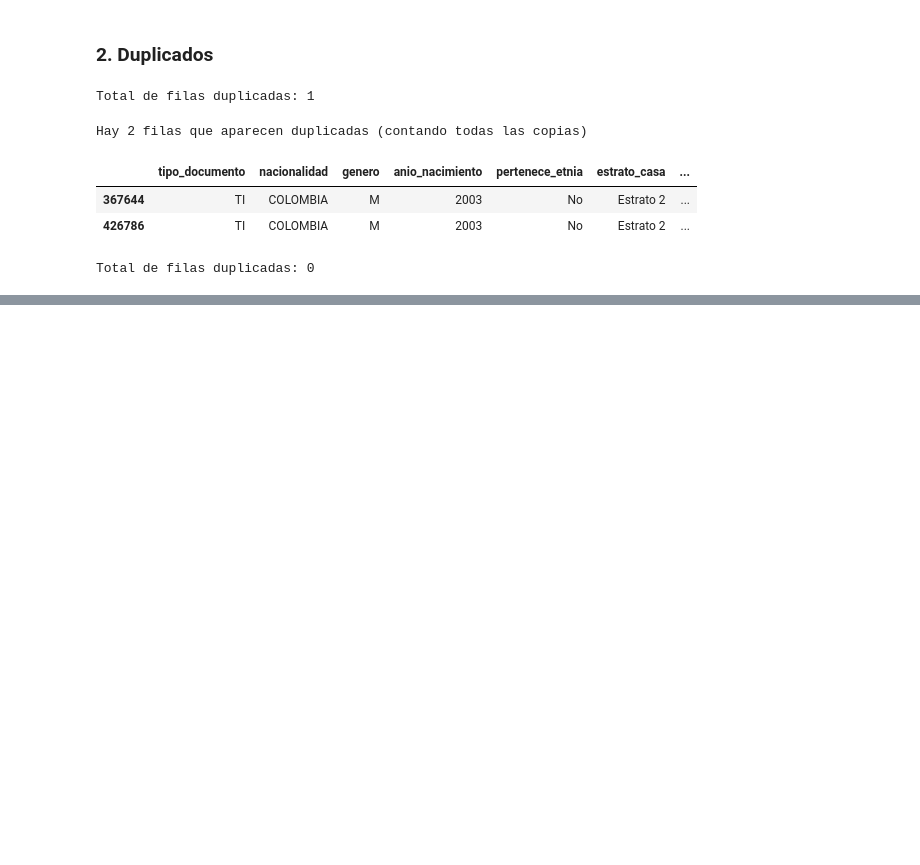
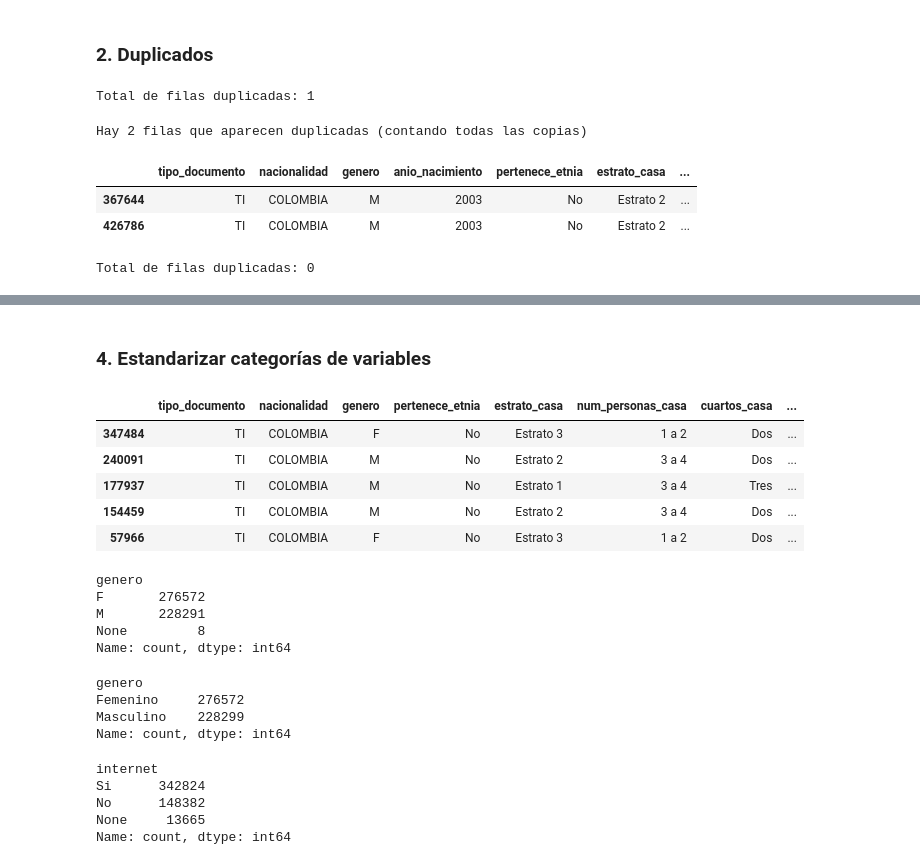
Before and after one commit to JorgeJordyJaimes/icfes-app, a Jupyter notebook: notebooks/2.limpieza-datos.ipynb, the cells around one changed output, grey strips where cells are left out. Cells and saved outputs as stored; diff of their text form; code cells hidden in the pictures; blank space fills up the shorter version.

```diff
--- a/notebooks/2.limpieza-datos.ipynb
+++ b/notebooks/2.limpieza-datos.ipynb
@@ -158,0 +339,42 @@ Total de filas duplicadas: 0
+# %% [markdown]
+### 4. Estandarizar categorías de variables
+# %%
+icfes.sample(5)
+# %% [output]
+|  | tipo_documento | nacionalidad | genero | pertenece_etnia | estrato_casa | num_personas_casa | cuartos_casa | ... |
+| 347484 | TI | COLOMBIA | F | No | Estrato 3 | 1 a 2 | Dos | ... |
+| 240091 | TI | COLOMBIA | M | No | Estrato 2 | 3 a 4 | Dos | ... |
+| 177937 | TI | COLOMBIA | M | No | Estrato 1 | 3 a 4 | Tres | ... |
+| 154459 | TI | COLOMBIA | M | No | Estrato 2 | 3 a 4 | Dos | ... |
+| 57966 | TI | COLOMBIA | F | No | Estrato 3 | 1 a 2 | Dos | ... |
+# %%
+icfes['genero'].value_counts(dropna=False)
+# %% [output]
+genero
+F       276572
+M       228291
+None         8
+Name: count, dtype: int64
+# %%
+icfes['genero'] = icfes['genero'].replace(
+    {
+        'F': 'Femenino',
+        'M': 'Masculino',
+        np.nan: 'Masculino'
+    }
+)
+
+icfes['genero'].value_counts(dropna=False)
+# %% [output]
+genero
+Femenino     276572
+Masculino    228299
+Name: count, dtype: int64
+# %%
+icfes['internet'].value_counts(dropna=False)
+# %% [output]
+internet
+Si      342824
+No      148382
+None     13665
+Name: count, dtype: int64
```
Also changed, not shown: parts of 18 cells of this notebook.
